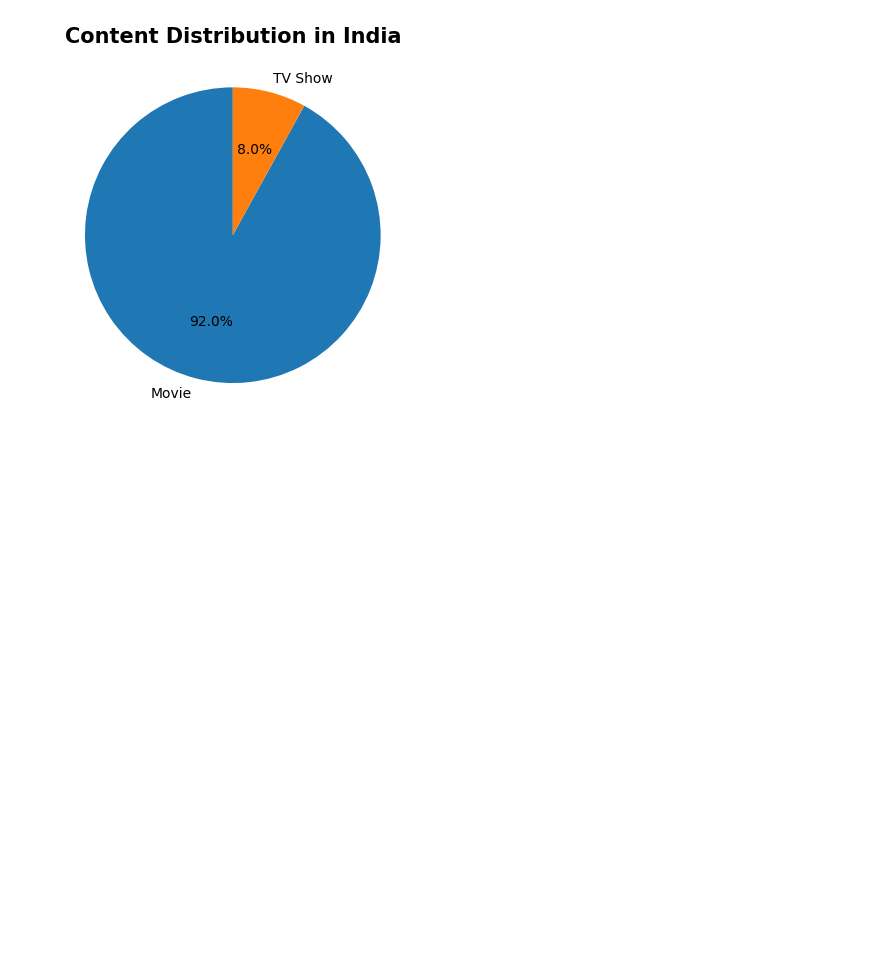
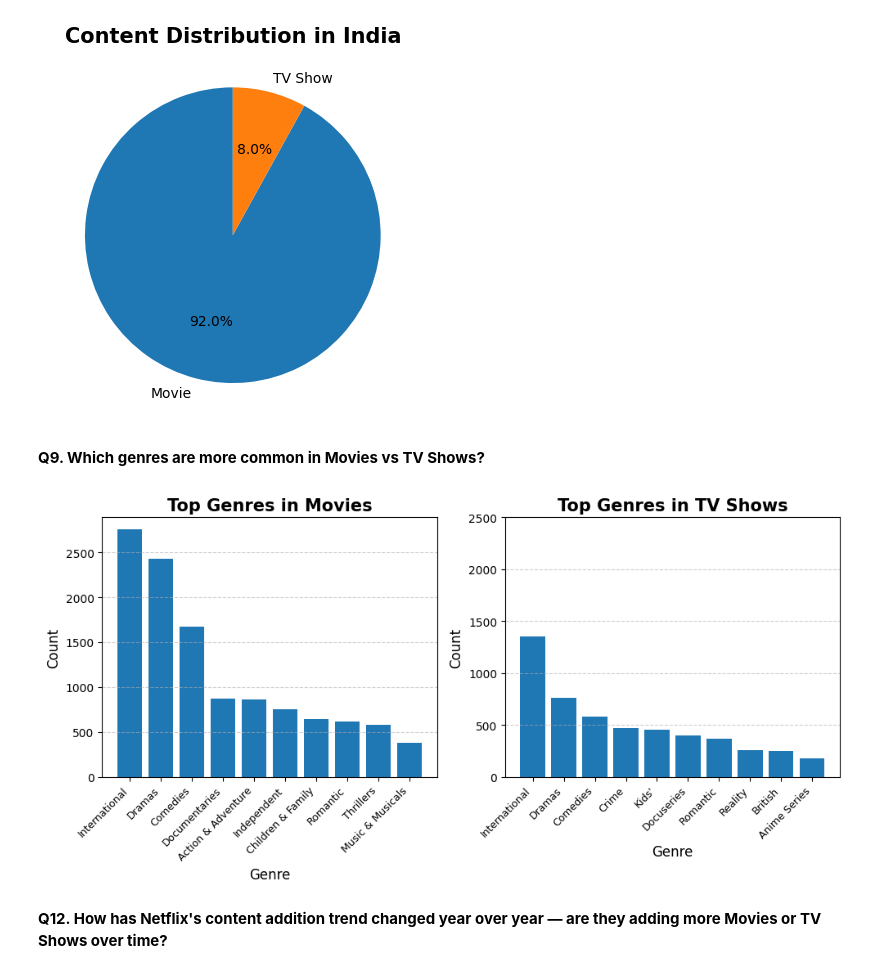
Before and after one commit to Abhaypanchal5/Data-Analytics-Portfolio, a Jupyter notebook: 04_End-To-End-Project/Netflix Analysis/NoteBook/notebook.ipynb, the cells around one changed output. Drawn from its saved outputs; the diff is of its cells as text; code cells hidden in the pictures; blank space fills up the shorter version.

```diff
--- a/04_End-To-End-Project/Netflix Analysis/NoteBook/notebook.ipynb
+++ b/04_End-To-End-Project/Netflix Analysis/NoteBook/notebook.ipynb
@@ -580,3 +580,62 @@ else:
     plt.show()
 # %% [output]
 [figure]
+# %% [markdown]
+**Q9. Which genres are more common in Movies vs TV Shows?**
+# %%
+df_genre = df_copy.explode('listed_in')
+
+df_genre['listed_in'] = (
+    df_genre['listed_in']
+    .str.replace(r'\bTV\b|\bMovies\b|\bShows\b', '', regex=True)
+    .str.strip()
+)
+
+genre_pivot = df_genre.pivot_table(
+    index='listed_in',
+    columns='type',
+    aggfunc='size',
+    fill_value=0
+)
+
+# Ensure both columns exist
+genre_pivot = genre_pivot.reindex(columns=['Movie', 'TV Show'], fill_value=0)
+
+# Get top genres separately
+top_movie = genre_pivot.sort_values(by='Movie', ascending=False).head(10)
+top_tv = genre_pivot.sort_values(by='TV Show', ascending=False).head(10)
+
+# Create subplots
+fig, ax = plt.subplots(1, 2, figsize=(10,5))
+
+# Movie plot
+ax[0].bar(top_movie.index, top_movie['Movie'])
+ax[0].set_title("Top Genres in Movies", fontsize=15, weight='bold')
+ax[0].set_xlabel("Genre", fontsize=12)
+ax[0].set_ylabel("Count", fontsize=12)
+
+ax[0].set_xticks(range(len(top_movie.index)))
+ax[0].set_xticklabels(top_movie.index, rotation=45, ha='right', fontsize=9)
+ax[0].yaxis.grid(True,alpha=0.6,linestyle='--')
+
+
+
+# TV Show plot
+ax[1].bar(top_tv.index, top_tv['TV Show'])
+ax[1].set_title("Top Genres in TV Shows", fontsize=15, weight='bold')
+ax[1].set_xlabel("Genre", fontsize=12)
+ax[1].set_ylabel("Count", fontsize=12)
+
+ax[1].set_xticks(range(len(top_tv.index)))
+ax[1].set_xticklabels(top_tv.index, rotation=45, ha='right', fontsize=9)
+ax[1].set_yticklabels([])
+ax[1].set_ylim(0, 2500)
+ax[1].set_ylim(0,2500)
+ax[1].yaxis.grid(True,alpha=0.6,linestyle='--')
+
+plt.tight_layout()
+plt.show()
+# %% [output]
+[figure, added]
+# %% [markdown]
+**Q12. How has Netflix's content addition trend changed year over year — are they adding more Movies or TV Shows over time?**
```
